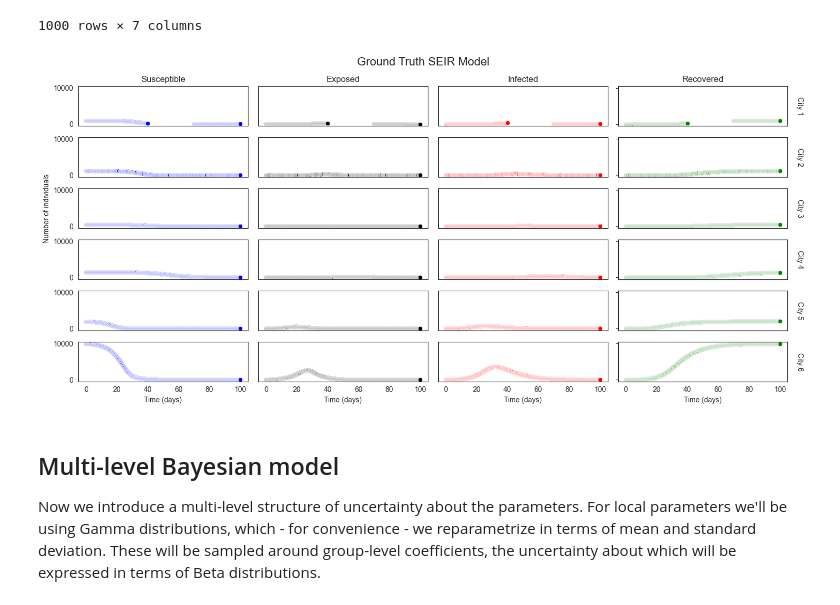
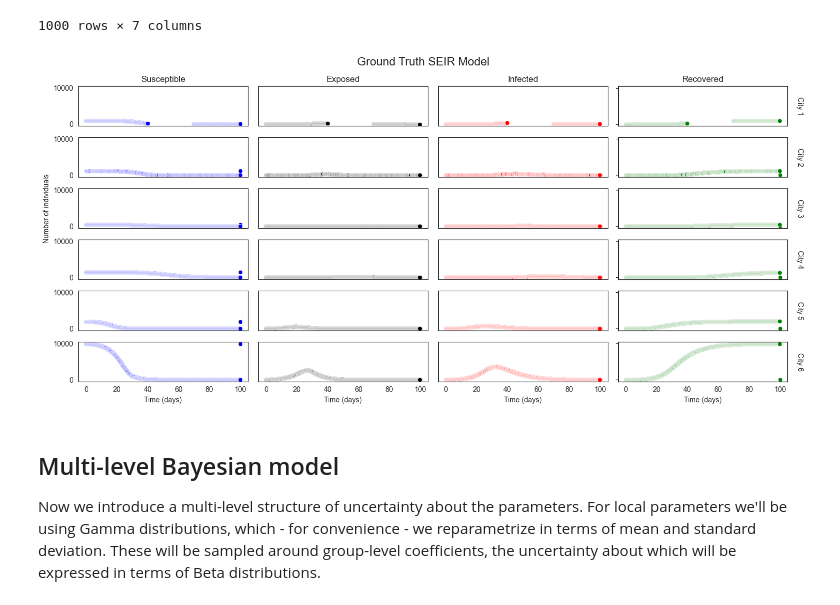
Before and after one commit to DARPA-ASKEM/program-milestones, a Jupyter notebook: Nov-24-monthly-epi-demo/Scenario-4/dynamical_multi.ipynb, the cells around one changed output. Cells and saved outputs as stored; diff of their text form; code cells hidden in the pictures.

Commit message:
seir_data needs to be handled correctly to enable inference

```diff
--- a/Nov-24-monthly-epi-demo/Scenario-4/dynamical_multi.ipynb
+++ b/Nov-24-monthly-epi-demo/Scenario-4/dynamical_multi.ipynb
@@ -439,13 +461,13 @@ seir_data[seir_data["city"] == 2]
 # %%
 plot_seir_data(
     n_cities,
     colors=colors,
-    seir_data=seir_data,
+    seir_data=seir_data.reset_index(),
     main_title="Ground Truth SEIR Model",
     obs_logging_times=seir_data["t"],
 )
 # %% [output]
-[figure, old version]
+[figure, new version]
 # %% [markdown]
 ## Multi-level Bayesian model
 
```
Also changed, not shown: parts of 8 cells of this notebook, 1 other file.
